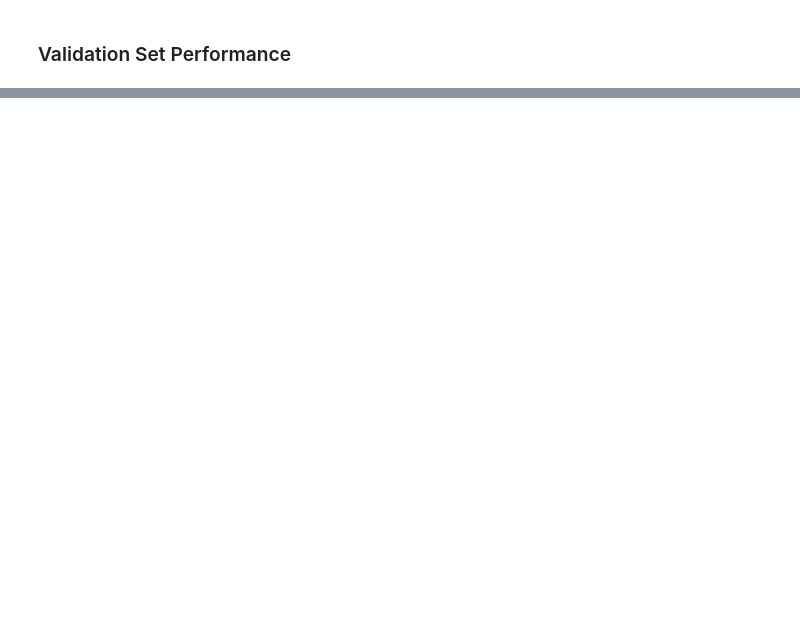
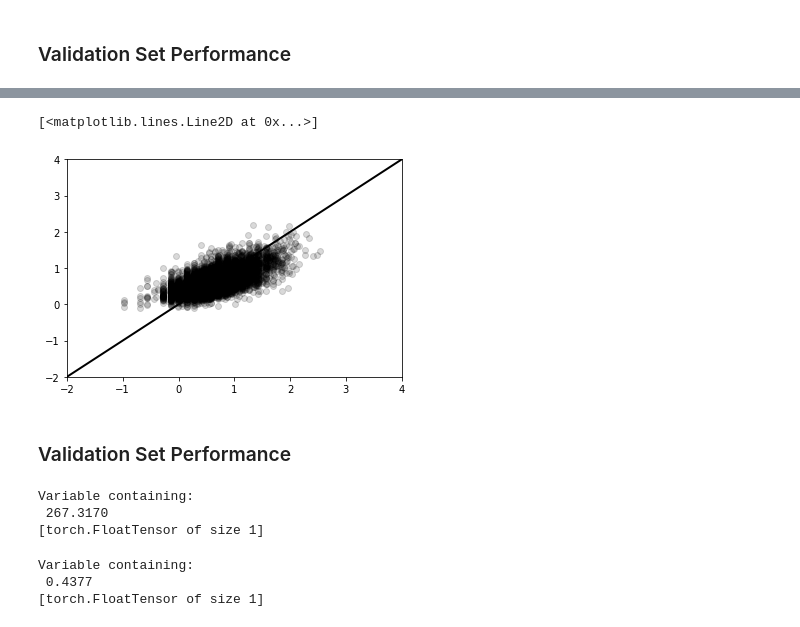
Before and after one commit to jdiaz4302/tornadoesr, a Jupyter notebook: Complete_Workflow/20_very_wide_holistic_models_no_zeros_dropout.ipynb, the cells around one changed output, grey strips where cells are left out. Drawn from its saved outputs; the diff is of its cells as text; code cells hidden in the pictures; blank space fills up the shorter version.

Commit message:
Added R-squared computation

```diff
--- a/Complete_Workflow/20_very_wide_holistic_models_no_zeros_dropout.ipynb
+++ b/Complete_Workflow/20_very_wide_holistic_models_no_zeros_dropout.ipynb
@@ -1059,0 +1167,9 @@ axes.set_title("Model Performance")
+# %%
+# Make the neural network
+model = torch.nn.Sequential(torch.nn.Linear(34, 100),     # Hidden Layer (HL) 1
+                            torch.nn.Dropout(p = 0.3),
+                            torch.nn.ReLU(),
+                            torch.nn.Linear(100, 100),    # HL 2
+                            torch.nn.Dropout(p = 0.3),
+                            torch.nn.ReLU(),
+                            torch.nn.Linear(100, 1))      # Outcome
@@ -1059,0 +1216,56 @@ axes.set_title("Model Performance")
+# %%
+# Get rid of the 2nd dimension of 1 from the FloatTensor
+y_pred_resized = y_pred.resize(8308)
+
+
+# Make the FloatTensor into a numpy.array
+y_pred_array = y_pred_resized.data.numpy()
+
+
+# Make the numpy.array into a list
+y_pred_list = y_pred_array.tolist()
+# %%
+# Plot predictions versus training set outcomes
+plt.scatter(outcomes_list, y_pred_list, c = "black", alpha = 0.15)
+
+axes = plt.gca()
+
+axes.set_xlim([-2, 4])
+
+axes.set_ylim([-2, 4])
+
+plt.plot([-2, 4], [-2, 4], 'k-', lw=2)
+# %% [output]
+[<matplotlib.lines.Line2D at 0x...>]
+[figure, added]
+# %% [markdown]
+### Validation Set Performance
+# %%
+# Put the model in evaluation mode
+model.eval()
+
+
+# Get the validation set predictions
+y_valid_pred = model(valid_predictors_Variable)
+
+
+# Print the loss
+loss_fn(y_valid_pred,
+        valid_outcomes_Variable)
+# %% [output]
+Variable containing:
+ 267.3170
+[torch.FloatTensor of size 1]
+# %%
+# Grab the residual sum of squares
+resid_sum_squares = loss_fn(y_valid_pred, valid_outcomes_Variable)
+
+
+# Compute R squared
+R_squared = 1 - (resid_sum_squares / tot_sum_squares)
+
+R_squared
+# %% [output]
+Variable containing:
+ 0.4377
+[torch.FloatTensor of size 1]
```
Also changed, not shown: parts of 36 cells of this notebook.
